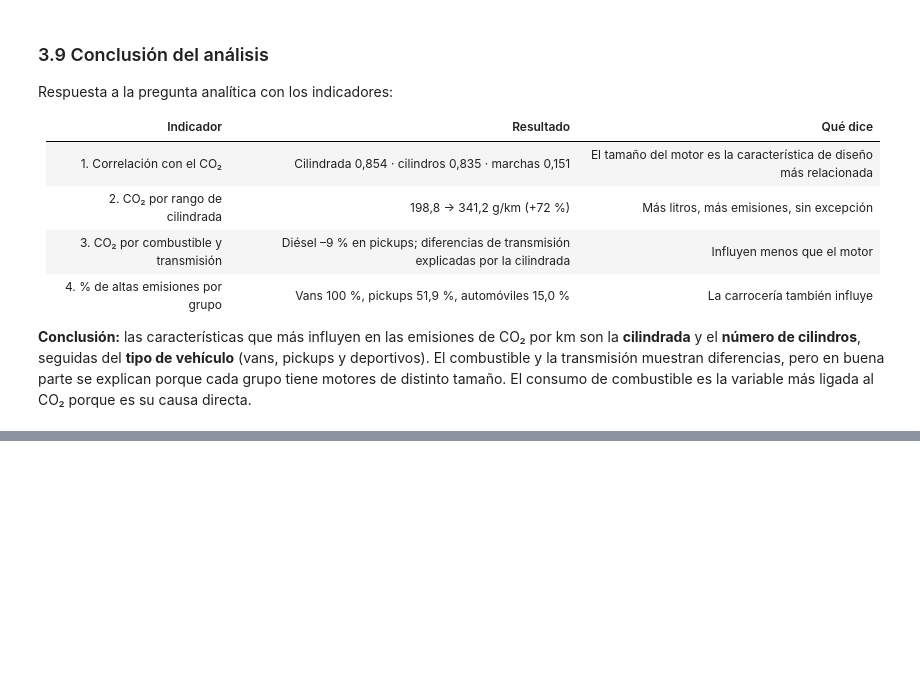
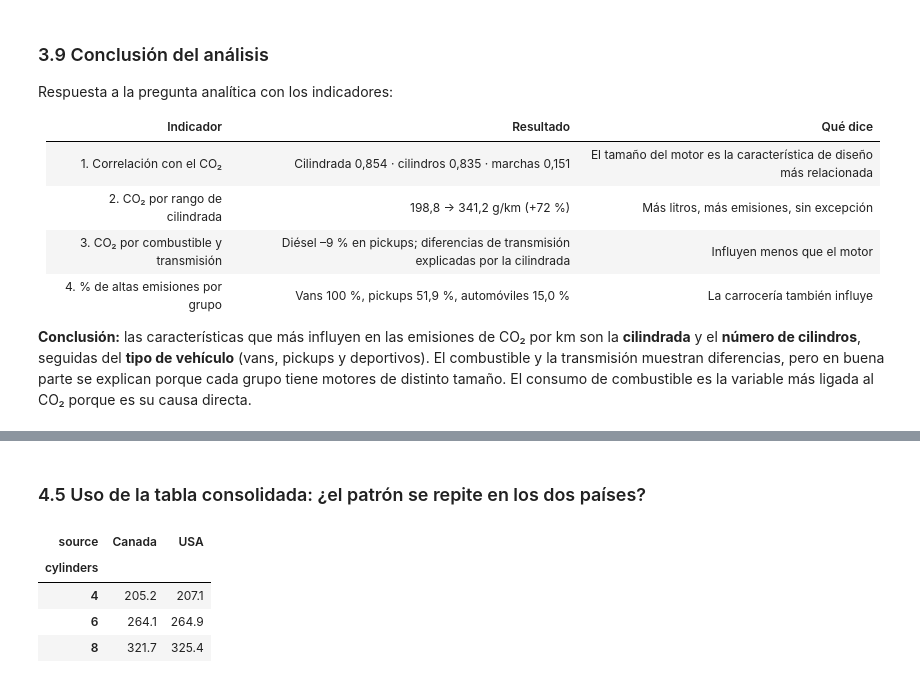
Before and after one commit to Sehuto96/emisiones-vehiculos-diagnostico, a Jupyter notebook: notebooks/data_preparation.ipynb, the cells around one changed output, grey strips where cells are left out. Cells and saved outputs as stored; diff of their text form; code cells hidden in the pictures; blank space fills up the shorter version.

```diff
--- a/notebooks/data_preparation.ipynb
+++ b/notebooks/data_preparation.ipynb
@@ -757,0 +887,12 @@ Respuesta a la pregunta analítica con los indicadores:
+# %% [markdown]
+### 4.5 Uso de la tabla consolidada: ¿el patrón se repite en los dos países?
+# %%
+comparacion = vehicles.pivot_table(index='cylinders', columns='source', values='co2_g_km',
+                                   aggfunc='mean', observed=True).round(1)
+comparacion.loc[[4, 6, 8]]
+# %% [output]
+| source | Canada | USA |
+| cylinders |  |  |
+| 4 | 205.2 | 207.1 |
+| 6 | 264.1 | 264.9 |
+| 8 | 321.7 | 325.4 |
```
Also changed, not shown: parts of 19 cells of this notebook, 4 other files.
